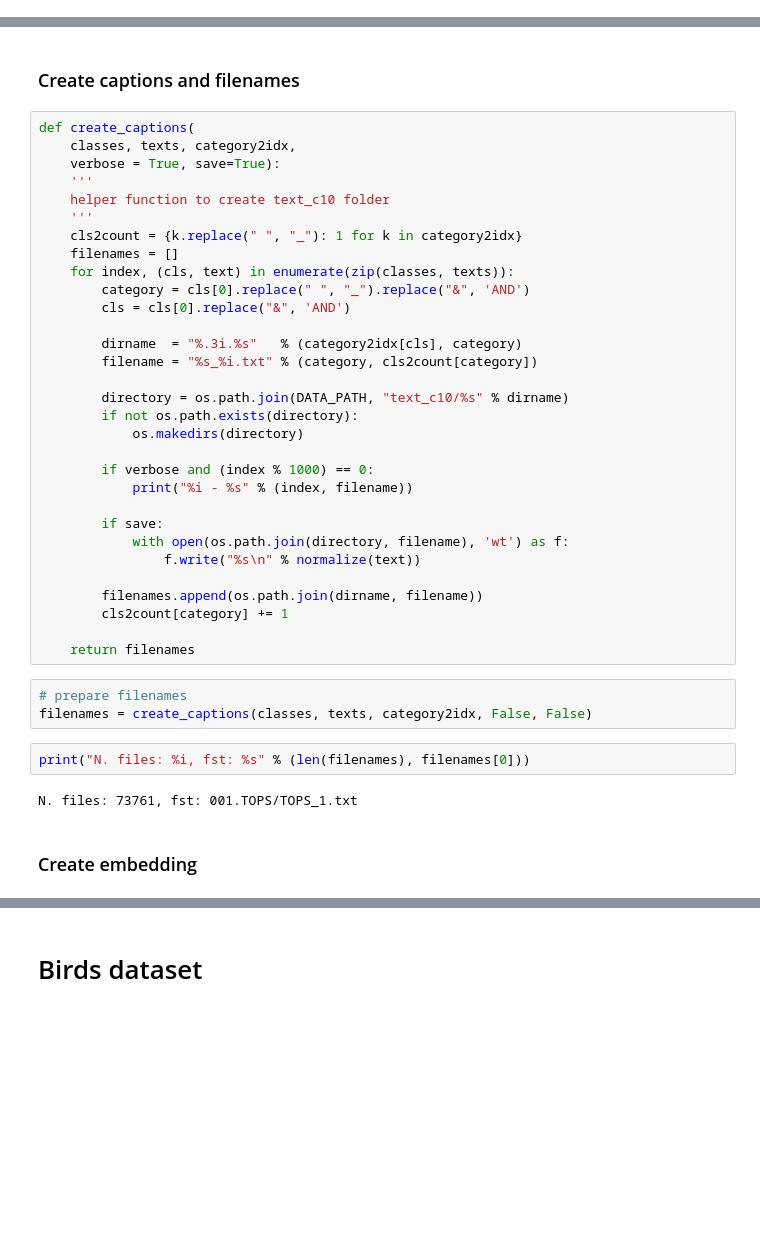
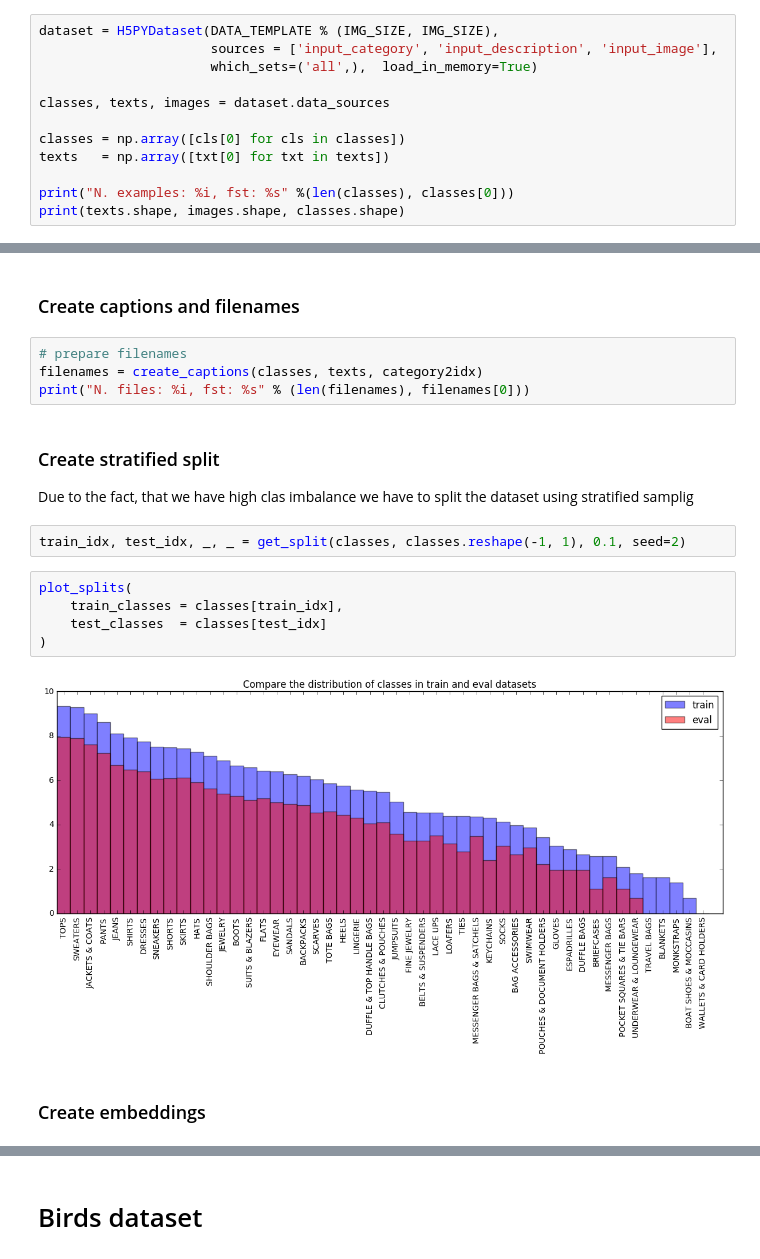
Before and after one commit to 1o0ko/StackGAN, a Jupyter notebook: notebook/data_preprocessing.ipynb, the cells around one changed output, grey strips where cells are left out. Cells and saved outputs as stored; diff of their text form; blank space fills up the shorter version.

```diff
--- a/notebook/data_preprocessing.ipynb
+++ b/notebook/data_preprocessing.ipynb
@@ -51,2 +50,14 @@ print(texts.shape, images.shape, classes.shape)
+# %%
+dataset = H5PYDataset(DATA_TEMPLATE % (IMG_SIZE, IMG_SIZE),
+                      sources = ['input_category', 'input_description', 'input_image'],
+                      which_sets=('all',),  load_in_memory=True)
+
+classes, texts, images = dataset.data_sources
+
+classes = np.array([cls[0] for cls in classes])
+texts   = np.array([txt[0] for txt in texts])
+
+print("N. examples: %i, fst: %s" %(len(classes), classes[0]))
+print(texts.shape, images.shape, classes.shape)
 # %% [markdown]
 # Preprocessing
@@ -80,43 +64,22 @@ N. examples: 73761, fst: ['TOPS']
 # %% [markdown]
 ### Create captions and filenames
-# %%
-def create_captions(
-    classes, texts, category2idx,
-    verbose = True, save=True):
-    '''
-    helper function to create text_c10 folder
-    '''
-    cls2count = {k.replace(" ", "_"): 1 for k in category2idx}
-    filenames = []
-    for index, (cls, text) in enumerate(zip(classes, texts)):
-        category = cls[0].replace(" ", "_").replace("&", 'AND')
-        cls = cls[0].replace("&", 'AND')
-
-        dirname  = "%.3i.%s"   % (category2idx[cls], category)
-        filename = "%s_%i.txt" % (category, cls2count[category])
-
-        directory = os.path.join(DATA_PATH, "text_c10/%s" % dirname)
-        if not os.path.exists(directory):
-            os.makedirs(directory)
-
-        if verbose and (index % 1000) == 0:
-            print("%i - %s" % (index, filename))
-
-        if save:
-            with open(os.path.join(directory, filename), 'wt') as f:
-                f.write("%s\n" % normalize(text))
-
-        filenames.append(os.path.join(dirname, filename))
-        cls2count[category] += 1
-
-    return filenames
 # %%
 # prepare filenames
-filenames = create_captions(classes, texts, category2idx, False, False)
+filenames = create_captions(classes, texts, category2idx)
+print("N. files: %i, fst: %s" % (len(filenames), filenames[0]))
-# %%
-print("N. files: %i, fst: %s" % (len(filenames), filenames[0]))
-# %% [output]
-N. files: 73761, fst: 001.TOPS/TOPS_1.txt
+# %% [markdown]
+### Create stratified split
+
+Due to the fact, that we have high clas imbalance we have to split the dataset using stratified samplig
+# %%
+train_idx, test_idx, _, _ = get_split(classes, classes.reshape(-1, 1), 0.1, seed=2)
+# %%
+plot_splits(
+    train_classes = classes[train_idx],
+    test_classes  = classes[test_idx]
+)
+# %% [output]
+[figure, added]
 # %% [markdown]
-### Create embedding
+### Create embeddings
 # %%
```
Also changed, not shown: parts of 35 cells of this notebook, 5 other files.
